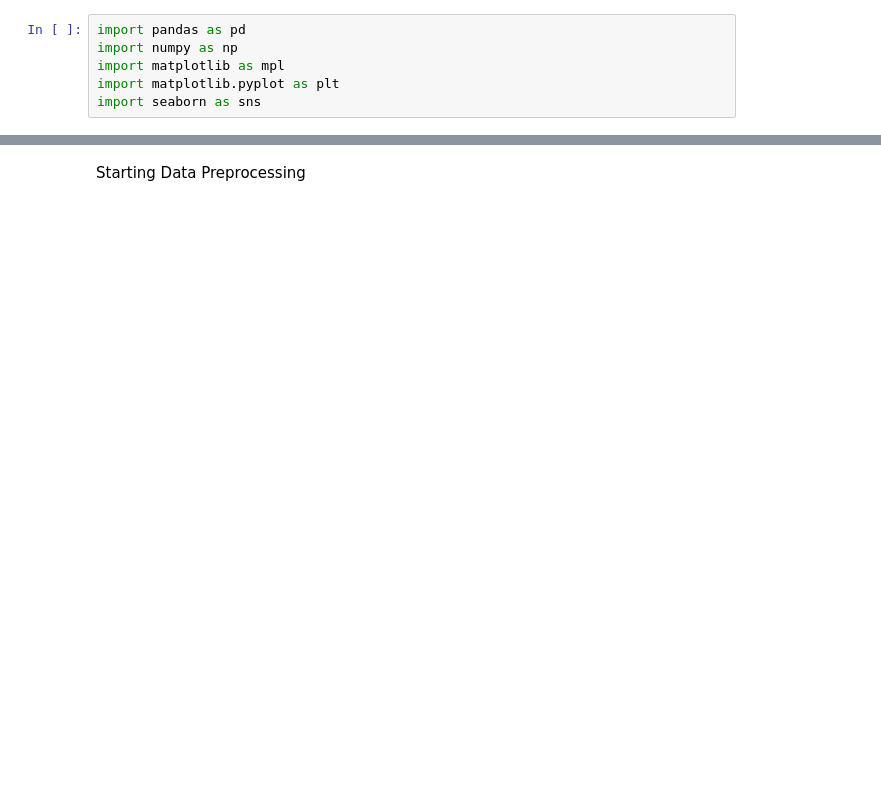
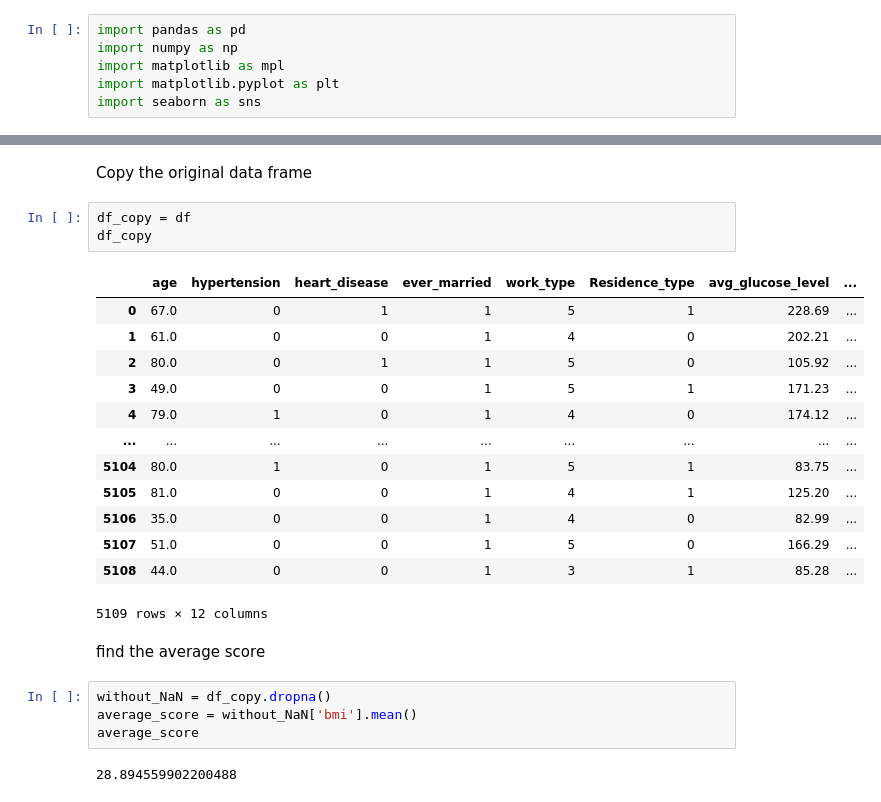
Before and after one commit to yunusemredincell/Stroke-Prediction-Project, a Jupyter notebook: Stroke-Prediction-Project/stroketest.ipynb, the cells around one changed output, grey strips where cells are left out. Drawn from its saved outputs; the diff is of its cells as text; blank space fills up the shorter version.

Commit message:
data cleaning process

```diff
--- a/Stroke-Prediction-Project/stroketest.ipynb
+++ b/Stroke-Prediction-Project/stroketest.ipynb
@@ -38,3 +146,28 @@ stroke                 0
 dtype: int64
-# %% [markdown]
-Starting Data Preprocessing
+# %% [markdown]
+Copy the original data frame
+# %%
+df_copy = df
+df_copy
+# %% [output]
+|  | age | hypertension | heart_disease | ever_married | work_type | Residence_type | avg_glucose_level | ... |
+| 0 | 67.0 | 0 | 1 | 1 | 5 | 1 | 228.69 | ... |
+| 1 | 61.0 | 0 | 0 | 1 | 4 | 0 | 202.21 | ... |
+| 2 | 80.0 | 0 | 1 | 1 | 5 | 0 | 105.92 | ... |
+| 3 | 49.0 | 0 | 0 | 1 | 5 | 1 | 171.23 | ... |
+| 4 | 79.0 | 1 | 0 | 1 | 4 | 0 | 174.12 | ... |
+| ... | ... | ... | ... | ... | ... | ... | ... | ... |
+| 5104 | 80.0 | 1 | 0 | 1 | 5 | 1 | 83.75 | ... |
+| 5105 | 81.0 | 0 | 0 | 1 | 4 | 1 | 125.20 | ... |
+| 5106 | 35.0 | 0 | 0 | 1 | 4 | 0 | 82.99 | ... |
+| 5107 | 51.0 | 0 | 0 | 1 | 5 | 0 | 166.29 | ... |
+| 5108 | 44.0 | 0 | 0 | 1 | 3 | 1 | 85.28 | ... |
+5109 rows × 12 columns
+# %% [markdown]
+find the average score
+# %%
+without_NaN = df_copy.dropna()
+average_score = without_NaN['bmi'].mean()
+average_score
+# %% [output]
+28.894559902200488
```
Also changed, not shown: parts of 25 cells of this notebook, 1 other file.
